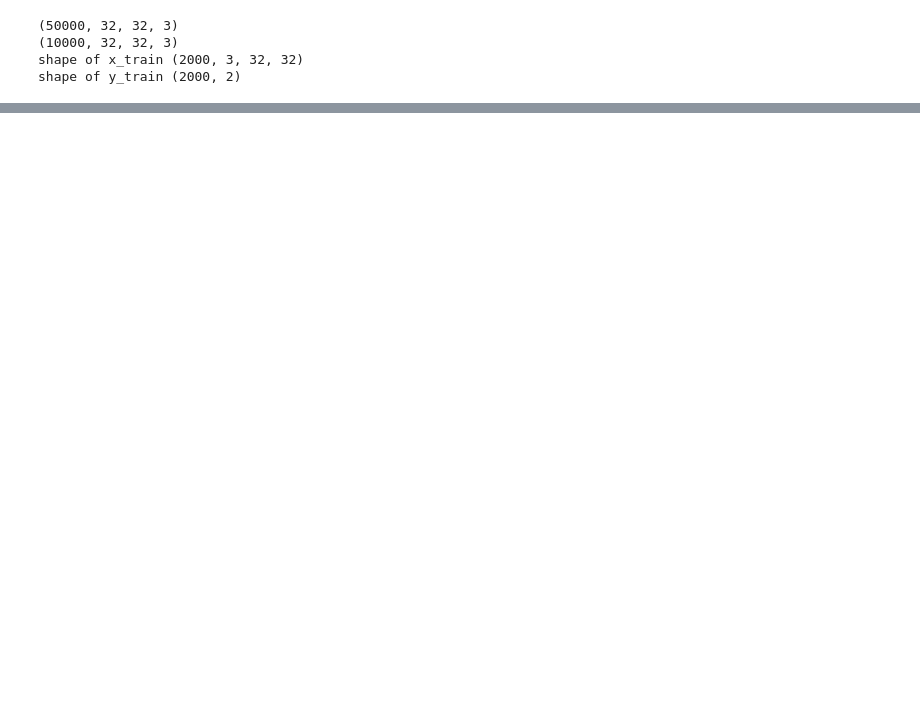
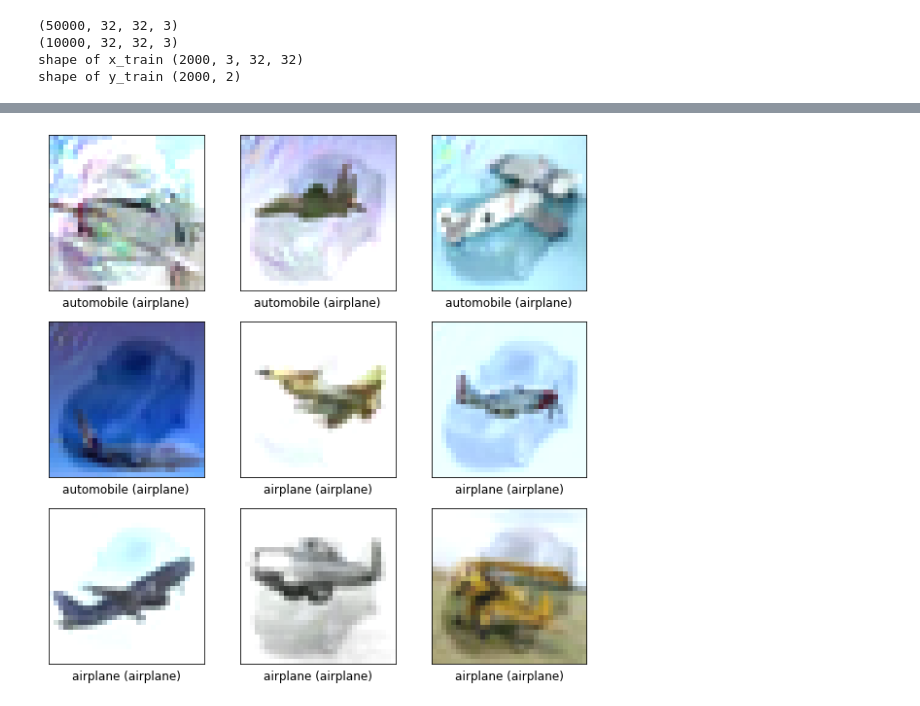
Before and after one commit to agrzheng/qiskit, a Jupyter notebook: Hybrid-qnn/qiskit-cifar10-feature-collision-resnet.ipynb, the cells around one changed output, grey strips where cells are left out. Drawn from its saved outputs; the diff is of its cells as text; code cells hidden in the pictures; blank space fills up the shorter version.

```diff
--- a/Hybrid-qnn/qiskit-cifar10-feature-collision-resnet.ipynb
+++ b/Hybrid-qnn/qiskit-cifar10-feature-collision-resnet.ipynb
@@ -193,0 +290,22 @@ print(Accuracy)
+# %%
+attack = FeatureCollisionAttack(classifier,
+                                target_instance,
+                                feature_layer,
+                                max_iter=10,
+                                similarity_coeff=256,
+                                watermark=0.3,
+                                learning_rate=1)
+poison, poison_labels = attack.poison(base_instances)
+# %%
+poison_pred = np.argmax(classifier.predict(poison), axis=1)
+plt.figure(figsize=(10,10))
+for i in range(0, 9):
+    pred_label, true_label = class_descr[poison_pred[i]], class_descr[np.argmax(poison_labels[i])]
+    plt.subplot(330 + 1 + i)
+    fig=plt.imshow(np.transpose(poison[i],(1,2,0)))
+    fig.axes.get_xaxis().set_visible(False)
+    fig.axes.get_yaxis().set_visible(False)
+    fig.axes.text(0.5, -0.1, pred_label + " (" + true_label + ")", fontsize=12, transform=fig.axes.transAxes,
+                  horizontalalignment='center')
+# %% [output]
+[figure, added]
```
Also changed, not shown: parts of 27 cells of this notebook, 13 other files.
